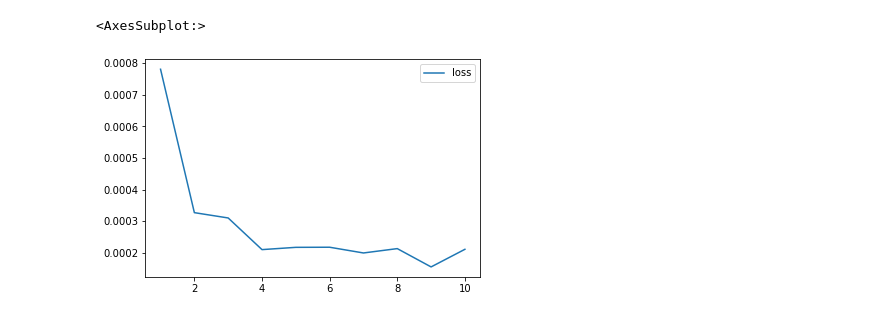
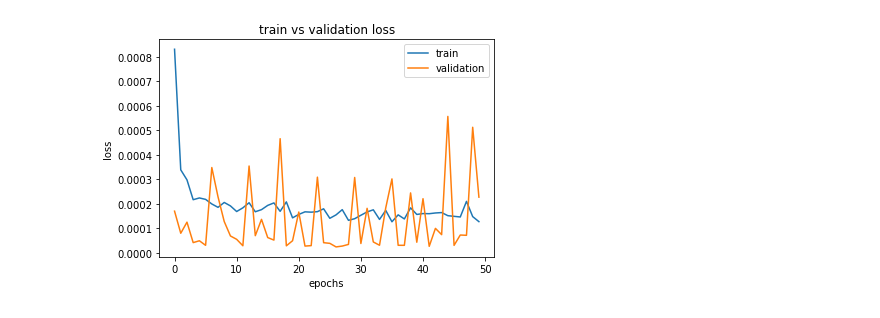
Before and after one commit to georgekoul26/Bitcoin_Models, a Jupyter notebook: GRU_testmodel.ipynb, the cells around one changed output. Cells and saved outputs as stored; diff of their text form; code cells hidden in the pictures.

```diff
--- a/GRU_testmodel.ipynb
+++ b/GRU_testmodel.ipynb
@@ -203,12 +251,14 @@ NameError: name 'model' is not defined
-# %%
-# Create a dataframe with the history dictionary
-df_plot = pd.DataFrame(fit.history, index=range(1, len(fit.history["loss"]) + 1))
-
-# Plot the loss
-df_plot.plot(y="loss")
-# %% [output]
-<AxesSubplot:>
-[figure, removed]
+# %%
+#Plot train vs validation loss
+plt.plot(fit.history['loss'])
+plt.plot(fit.history['val_loss'])
+plt.title('train vs validation loss')
+plt.ylabel('loss')
+plt.xlabel('epochs')
+plt.legend(['train', 'validation'], loc='upper right')
+plt.show()
+# %% [output]
+[figure, added]
 # %%
 model.evaluate(X_test, y_test)
 # %% [output]
```
Also changed, not shown: parts of 18 cells of this notebook, 1 other file.
